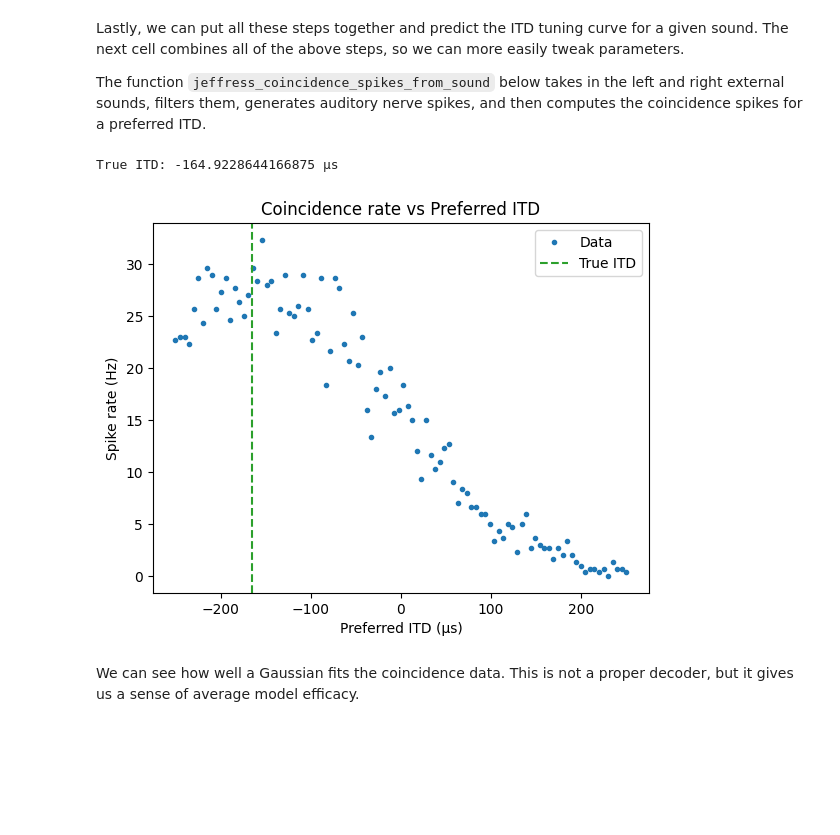
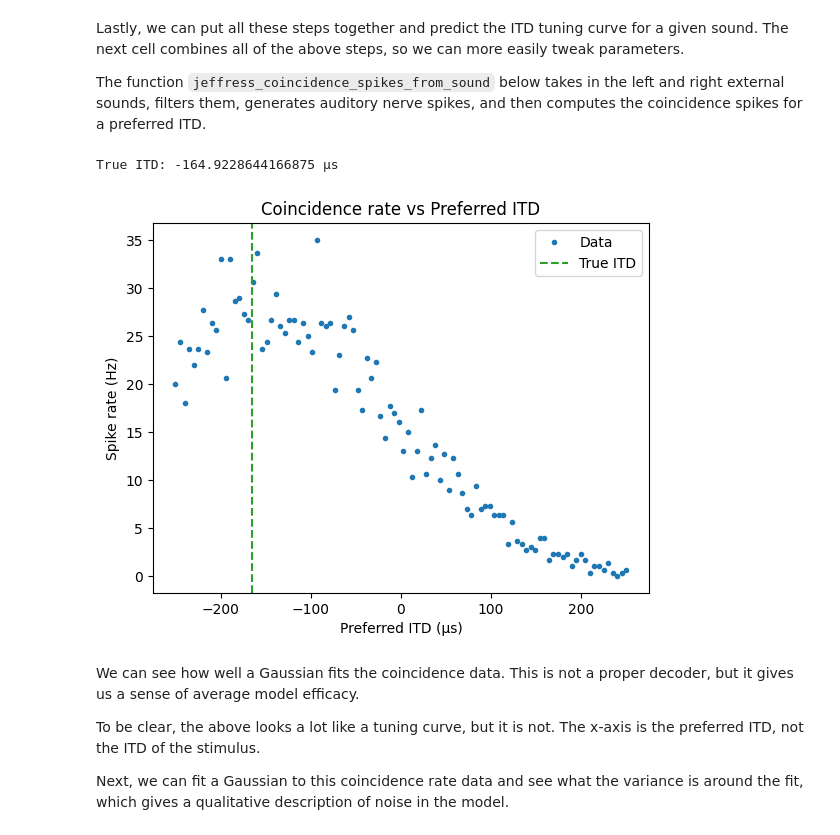
Before and after one commit to jmrfox/neurostatsmodels, a Jupyter notebook: notebooks/auditory_coincidence.ipynb, the cells around one changed output. Cells and saved outputs as stored; diff of their text form; code cells hidden in the pictures; blank space fills up the shorter version.

```diff
--- a/notebooks/auditory_coincidence.ipynb
+++ b/notebooks/auditory_coincidence.ipynb
@@ -220,17 +220,23 @@ def jeffress_coincidence_spikes_from_sound(
     sampling_rate: float,
     auditory_arp: float = 0.001,
     preferred_itd: float = 0.0,
-    coincidence_window: float = 1e-3
+    coincidence_window: float = 1e-3,
+    jitter_std: float = 100e-6
 ):
     # filter
     left_filt = bandpass(left_signal, sampling_rate, stim_frequency)
     right_filt = bandpass(right_signal, sampling_rate, stim_frequency)
     # compute l/r spikes
-    left_spikes = auditory_nerve_spikes(left_filt, sampling_rate, refractory=auditory_arp)
-    right_spikes = auditory_nerve_spikes(right_filt, sampling_rate, refractory=auditory_arp)
+    left_spikes = auditory_nerve_spikes(left_filt, sampling_rate, jitter_std, refractory=auditory_arp)
+    right_spikes = auditory_nerve_spikes(right_filt, sampling_rate, jitter_std, refractory=auditory_arp)
     # compute coincidence spikes
     coincidence_spikes = itd_tuned_neuron(left_spikes, right_spikes, delay=preferred_itd, coincidence_window=coincidence_window)
-    return coincidence_spikes
+    result = {
+        "left_spikes": left_spikes,
+        "right_spikes": right_spikes,
+        "coincidence_spikes": coincidence_spikes
+    }
+    return result
 
 sampling_rate = 20000
 stim_frequency = 500   #Hz
@@ -248,38 +254,43 @@ left_signal = sine.copy()
 right_signal = fractional_delay(sine, itd, sampling_rate)
 
 counts = []
 for i, delay in enumerate(itd_domain):
     result = jeffress_coincidence_spikes_from_sound(
         left_signal=left_signal,
         right_signal=right_signal,
         sampling_rate=sampling_rate,
         auditory_arp=0.000005,
         preferred_itd=delay,
-        coincidence_window=20e-6
+        coincidence_window=20e-6,
+        jitter_std=100e-6
     )
-    counts.append(len(result))
+    counts.append(len(result["coincidence_spikes"]))
 
 def fit_gaussian(x, y):
     def gaussian(x, A, x0, sigma):
         return A * np.exp(- (x - x0)**2 / (2 * sigma**2))
     popt, pcov = curve_fit(gaussian, x, y)
     return popt
 
 # plot coincidence rates over range of delays
 delays_us = itd_domain * 1e6
 rates = np.array(counts) / trial_time
 plt.plot(delays_us, rates, "o", markersize=3, label="Data")
 plt.xlabel('Preferred ITD (μs)')
 plt.ylabel('Spike rate (Hz)')
 plt.title("Coincidence rate vs Preferred ITD")
 plt.axvline(itd*1e6, color='tab:green', linestyle='--', label="True ITD")
 plt.legend()
 plt.show()
 # %% [output]
 True ITD: -164.9228644166875 μs
-[figure, old version]
+[figure, new version]
 # %% [markdown]
 We can see how well a Gaussian fits the coincidence data. This is not a proper decoder, but it gives us a sense of average model efficacy.
+
+To be clear, the above looks a lot like a tuning curve, but it is not. The x-axis is the preferred ITD, not the ITD of the stimulus.
+
+Next, we can fit a Gaussian to this coincidence rate data and see what the variance is around the fit, which gives a qualitative description of noise in the model.
 # %%
 import numpy as np
 from scipy.optimize import curve_fit
```
Also changed, not shown: parts of 9 cells of this notebook, 1 other file.
